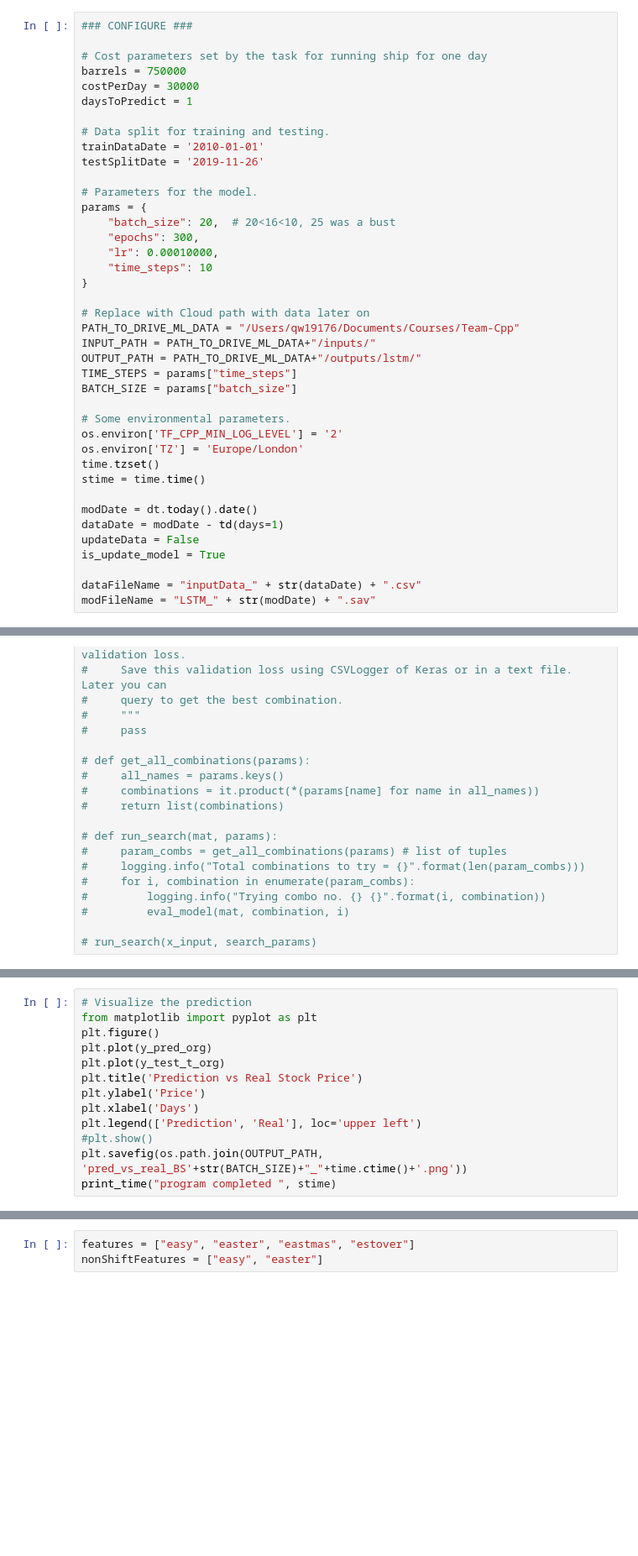
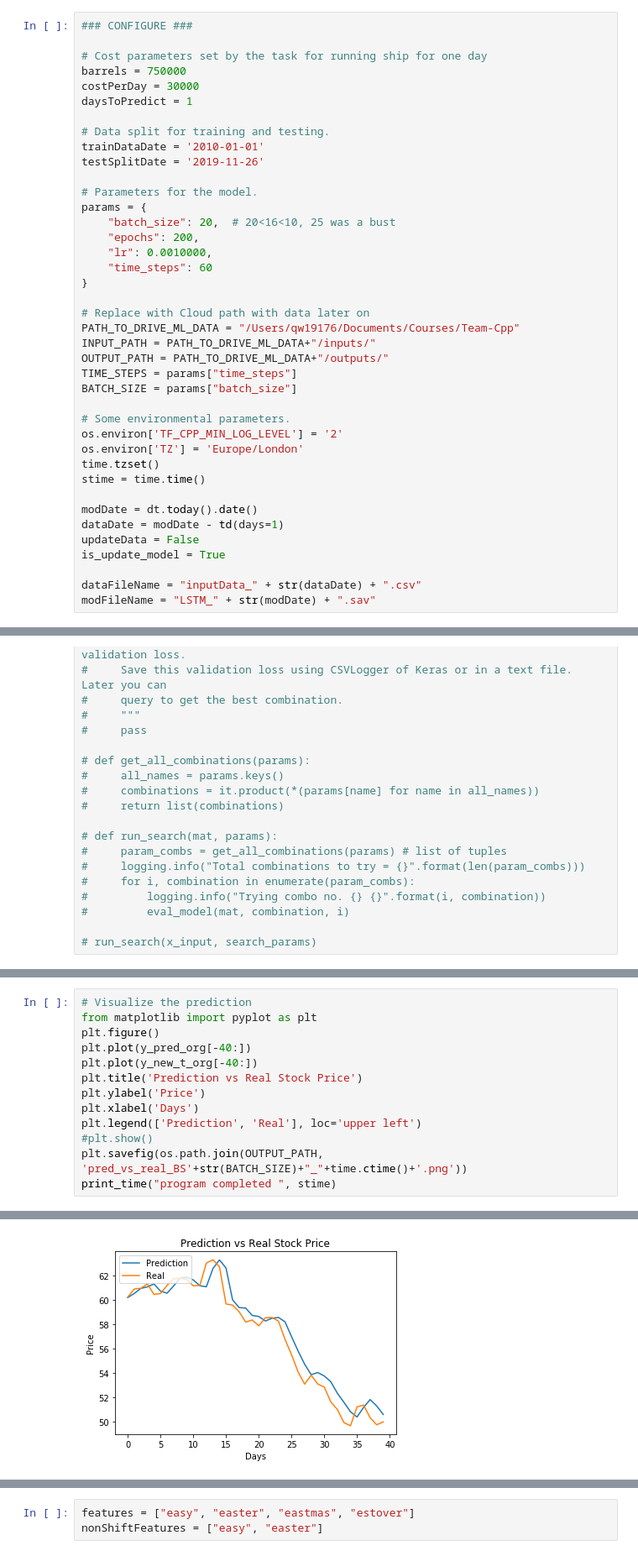
Before and after one commit to Team-Cpp/Team-Cpp, a Jupyter notebook: nnRegressor.ipynb, the cells around one changed output, grey strips where cells are left out. Shown at 84% size. Cells and saved outputs as stored; diff of their text form; blank space fills up the shorter version.

```diff
--- a/nnRegressor.ipynb
+++ b/nnRegressor.ipynb
@@ -41,15 +42,15 @@ testSplitDate = '2019-11-26'
 # Parameters for the model.
 params = {
     "batch_size": 20,  # 20<16<10, 25 was a bust
-    "epochs": 300,
-    "lr": 0.00010000,
-    "time_steps": 10
+    "epochs": 200,
+    "lr": 0.0010000,
+    "time_steps": 60
 }
 
 # Replace with Cloud path with data later on
 PATH_TO_DRIVE_ML_DATA = "/Users/qw19176/Documents/Courses/Team-Cpp"
 INPUT_PATH = PATH_TO_DRIVE_ML_DATA+"/inputs/"
-OUTPUT_PATH = PATH_TO_DRIVE_ML_DATA+"/outputs/lstm/"
+OUTPUT_PATH = PATH_TO_DRIVE_ML_DATA+"/outputs/"
 TIME_STEPS = params["time_steps"]
 BATCH_SIZE = params["batch_size"]
 
@@ -504,8 +703,8 @@ print(y_test_t_org[0:15])
 # Visualize the prediction
 from matplotlib import pyplot as plt
 plt.figure()
-plt.plot(y_pred_org)
-plt.plot(y_test_t_org)
+plt.plot(y_pred_org[-40:])
+plt.plot(y_new_t_org[-40:])
 plt.title('Prediction vs Real Stock Price')
 plt.ylabel('Price')
 plt.xlabel('Days')
@@ -513,3 +712,4 @@ plt.legend(['Prediction', 'Real'], loc='upper left')
 #plt.show()
 plt.savefig(os.path.join(OUTPUT_PATH, 'pred_vs_real_BS'+str(BATCH_SIZE)+"_"+time.ctime()+'.png'))
 print_time("program completed ", stime)
+# %% [output]
@@ -515,0 +717 @@ print_time("program completed ", stime)
+[figure, added]
```
Also changed, not shown: parts of 30 cells of this notebook, 27 other files.
